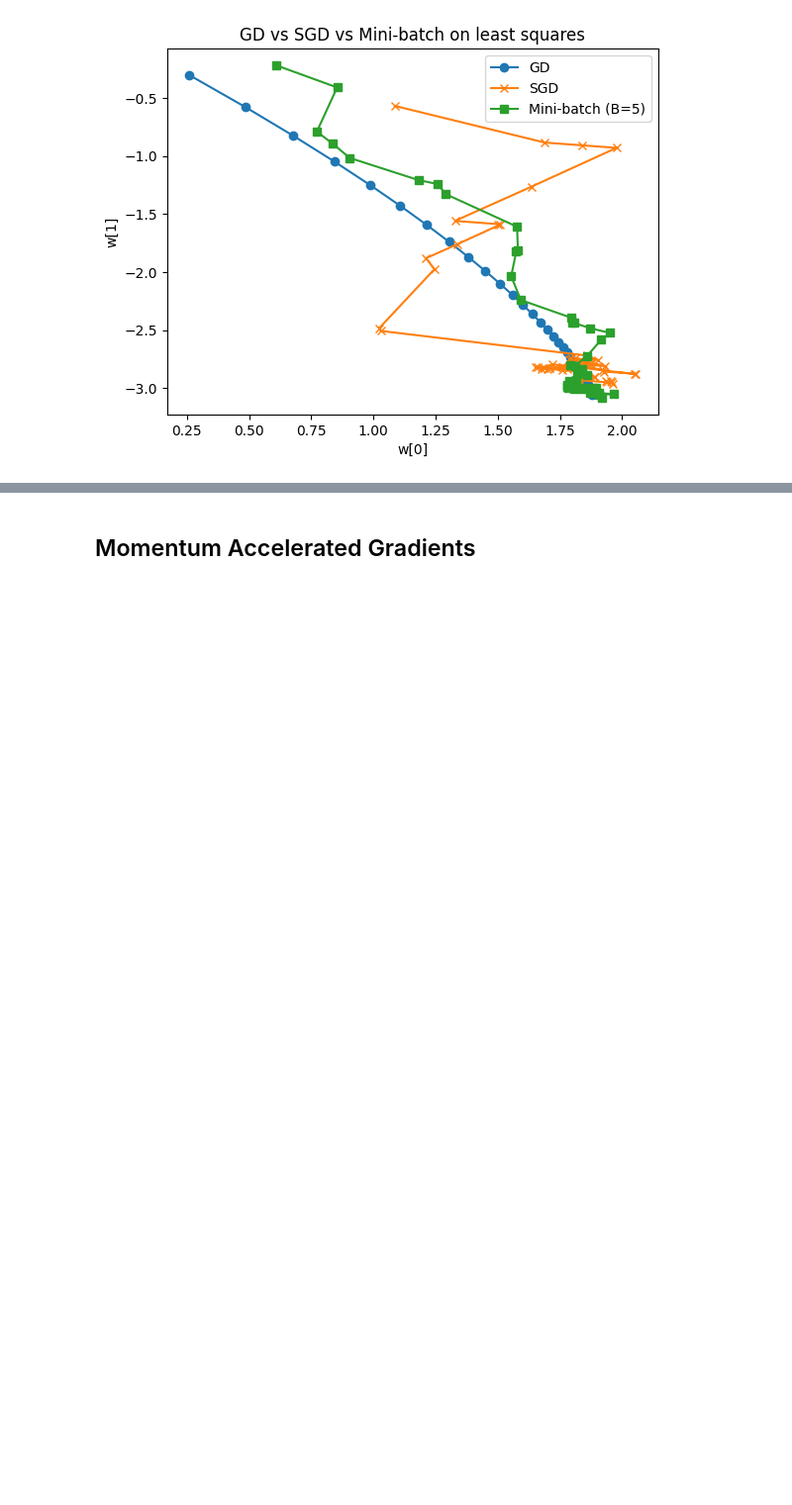
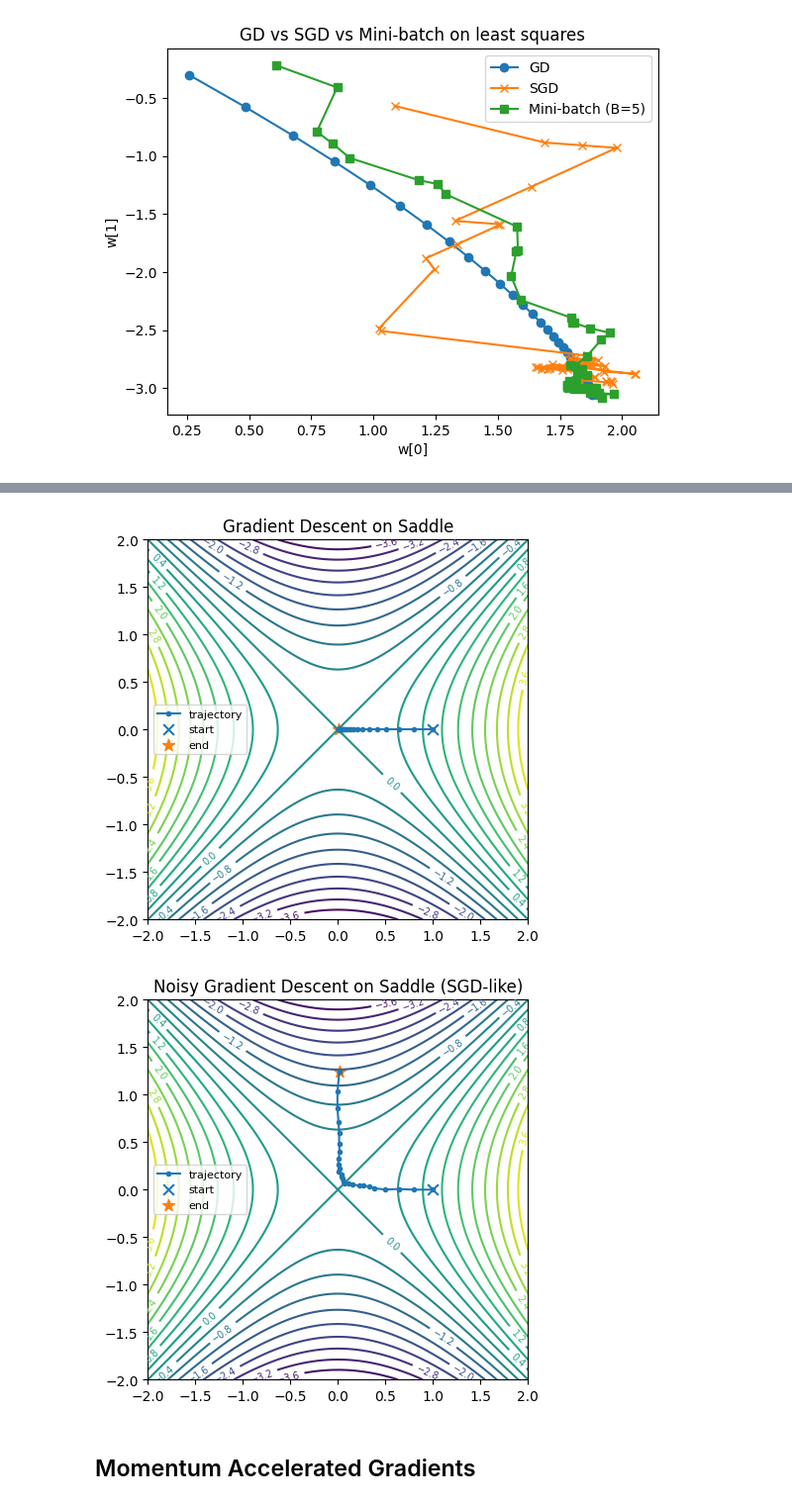
Before and after one commit to peterlee123hi/ml-foundations, a Jupyter notebook: math/numerical_optimization.ipynb, the cells around one changed output, grey strips where cells are left out. Shown at 99% size. Saved outputs shown, nothing was run; the diff lists cells and outputs as text; code cells hidden in the pictures; blank space fills up the shorter version.

Commit message:
Add saddle case study to SGD

```diff
--- a/math/numerical_optimization.ipynb
+++ b/math/numerical_optimization.ipynb
@@ -446,3 +466,24 @@ plt.show()
+# %%
+gd_step = gd_step_fn(lr_const(0.1))
+
+def noisy_gd_step_fn(lr, sigma):
+    def step(x, g):
+        g_noisy = g + np.random.normal(scale=sigma, size=2)
+        return x - lr(0) * g_noisy
+    return step
+
+# Run GD
+x0 = np.array([1.0, 0.0])
+xs_gd, fx_gd = run_gd(x0, f_sad, g_sad, gd_step, steps=25)
+plot_contours_with_path(f_sad, xs_gd, levels=20, title="Gradient Descent on Saddle")
+
+# Run noisy GD (SGD-like)
+noisy_step = noisy_gd_step_fn(lr_const(0.1), sigma=0.1)
+xs_noisy, fx_noisy = run_gd(x0, f_sad, g_sad, noisy_step, steps=25)
+plot_contours_with_path(f_sad, xs_noisy, levels=20, title="Noisy Gradient Descent on Saddle (SGD-like)")
+# %% [output]
+[figure, added]
+[figure, added]
 # %% [markdown]
 ## Momentum Accelerated Gradients
 # %% [markdown]
```
Also changed, not shown: parts of 1 cell of this notebook.
